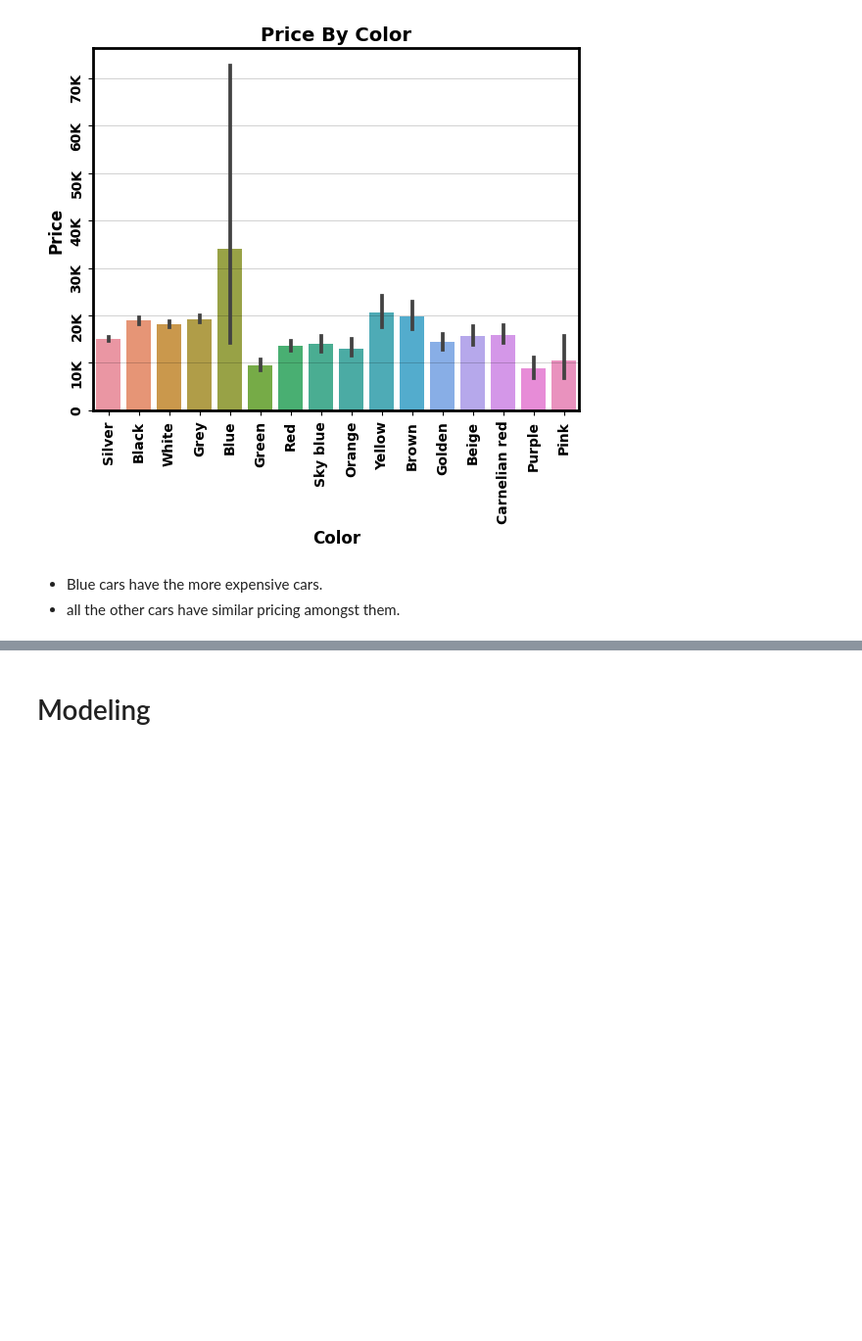
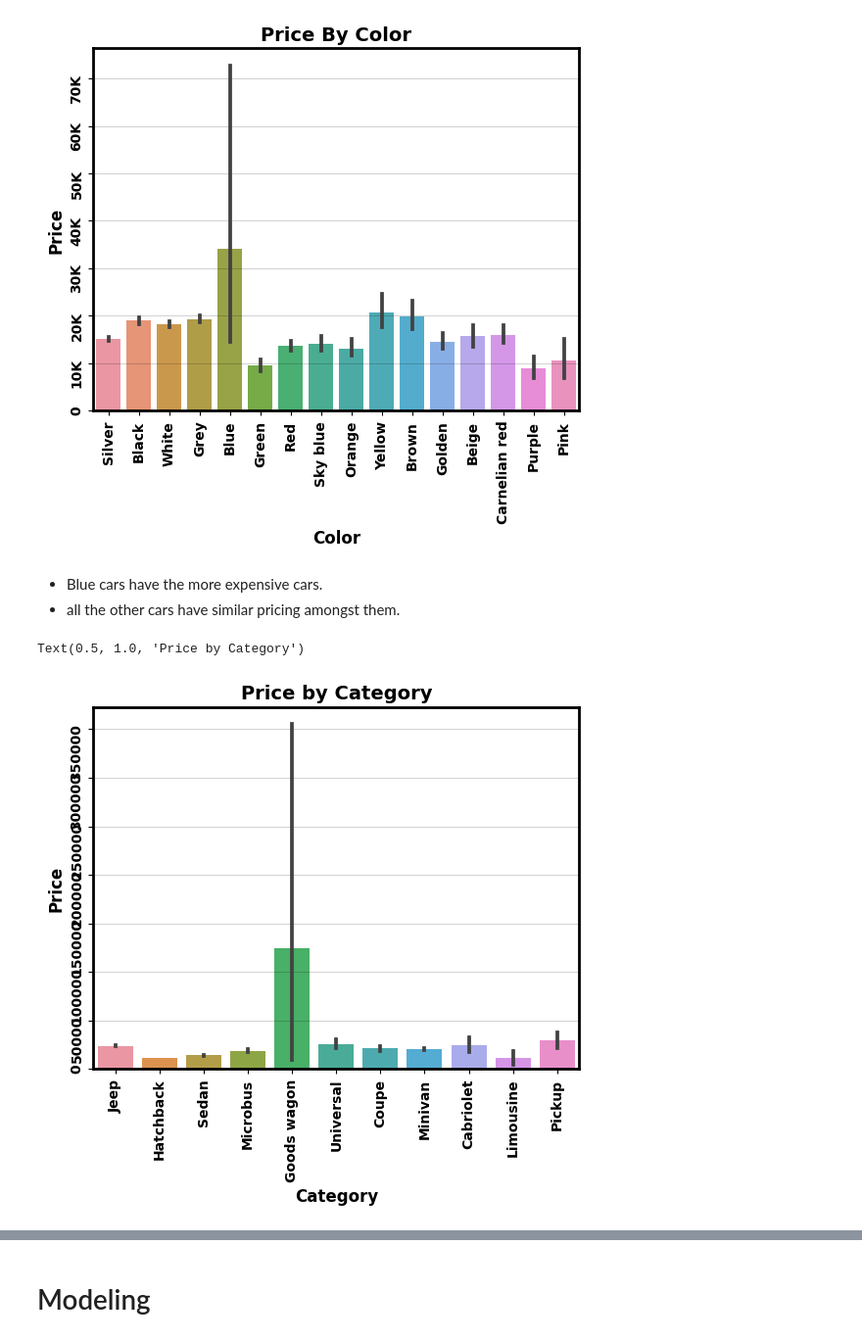
Before and after one commit to aksalas/Car-Sales, a Jupyter notebook: Car_Sales.ipynb, the cells around one changed output, grey strips where cells are left out. Shown at 98% size. Cells and saved outputs as stored; diff of their text form; code cells hidden in the pictures; blank space fills up the shorter version.

```diff
--- a/Car_Sales.ipynb
+++ b/Car_Sales.ipynb
@@ -422,3 +514,12 @@ ax.set_title('Price By Color');
 # %% [markdown]
 - Blue cars have the more expensive cars.
 - all the other cars have similar pricing amongst them.
+# %%
+ax = sns.barplot(data=df,
+                   x='Category',
+                   y='Price')
+ax.tick_params(rotation = 90)
+ax.set_title('Price by Category')
+# %% [output]
+Text(0.5, 1.0, 'Price by Category')
+[figure, added]
```
Also changed, not shown: parts of 30 cells of this notebook.
